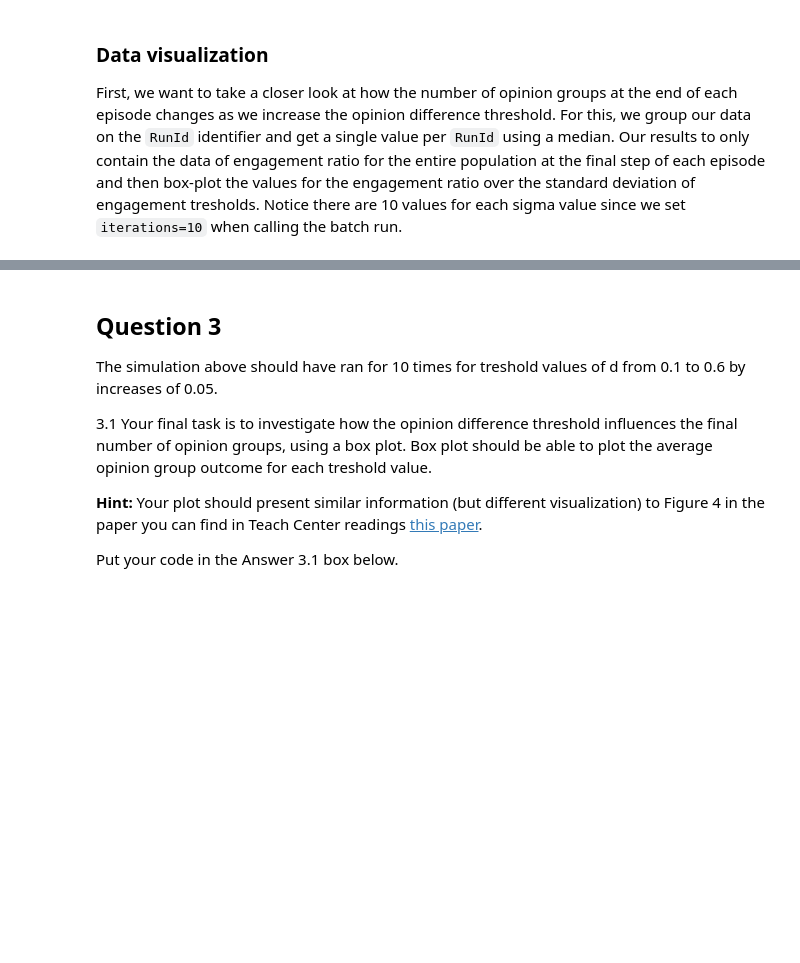
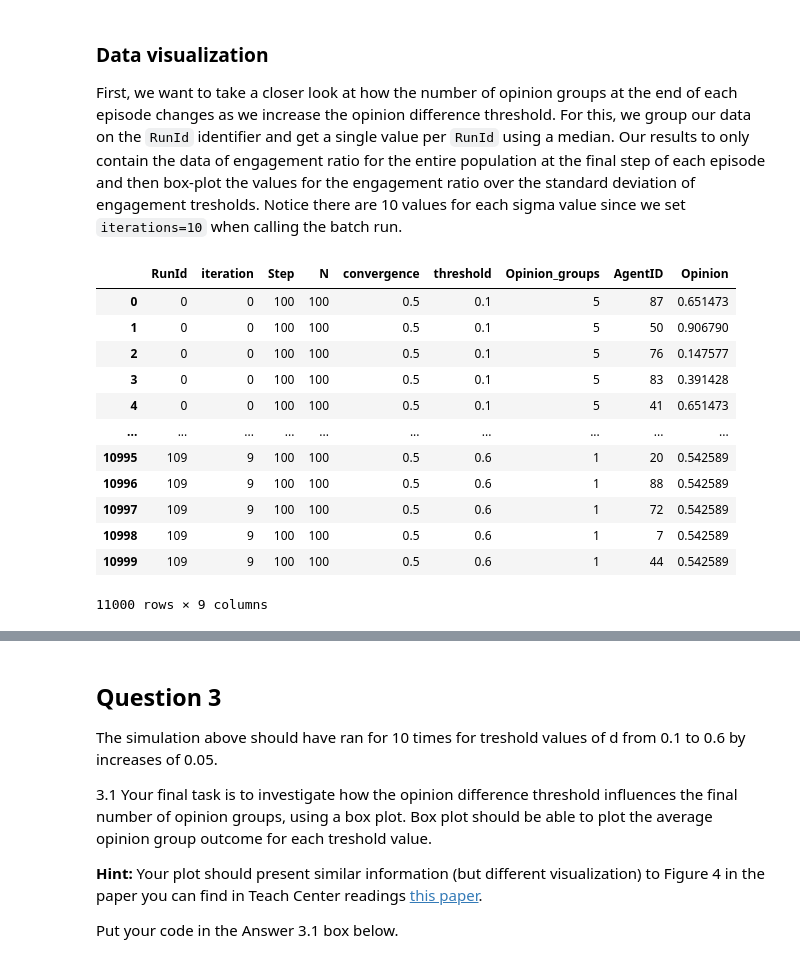
Before and after one commit to karinlie/CMSS, a Jupyter notebook: bounded-confidence-handout.ipynb, the cells around one changed output, grey strips where cells are left out. Drawn from its saved outputs; the diff is of its cells as text; code cells hidden in the pictures; blank space fills up the shorter version.

```diff
--- a/bounded-confidence-handout.ipynb
+++ b/bounded-confidence-handout.ipynb
@@ -743,7 +749,21 @@ Notice there are 10 values for each sigma value since we set ``iterations=10`` w
 # %%
 import pandas as pd
 
 results_df = pd.DataFrame(results)
-results_df.head()
+results_df
+# %% [output]
+|  | RunId | iteration | Step | N | convergence | threshold | Opinion_groups | AgentID | Opinion |
+| 0 | 0 | 0 | 100 | 100 | 0.5 | 0.1 | 5 | 87 | 0.651473 |
+| 1 | 0 | 0 | 100 | 100 | 0.5 | 0.1 | 5 | 50 | 0.906790 |
+| 2 | 0 | 0 | 100 | 100 | 0.5 | 0.1 | 5 | 76 | 0.147577 |
+| 3 | 0 | 0 | 100 | 100 | 0.5 | 0.1 | 5 | 83 | 0.391428 |
+| 4 | 0 | 0 | 100 | 100 | 0.5 | 0.1 | 5 | 41 | 0.651473 |
+| ... | ... | ... | ... | ... | ... | ... | ... | ... | ... |
+| 10995 | 109 | 9 | 100 | 100 | 0.5 | 0.6 | 1 | 20 | 0.542589 |
+| 10996 | 109 | 9 | 100 | 100 | 0.5 | 0.6 | 1 | 88 | 0.542589 |
+| 10997 | 109 | 9 | 100 | 100 | 0.5 | 0.6 | 1 | 72 | 0.542589 |
+| 10998 | 109 | 9 | 100 | 100 | 0.5 | 0.6 | 1 | 7 | 0.542589 |
+| 10999 | 109 | 9 | 100 | 100 | 0.5 | 0.6 | 1 | 44 | 0.542589 |
+11000 rows × 9 columns
 # %%
 results_df.groupby(by=["RunId", "iteration", "Step"]).median()
```
Also changed, not shown: parts of 14 cells of this notebook.
